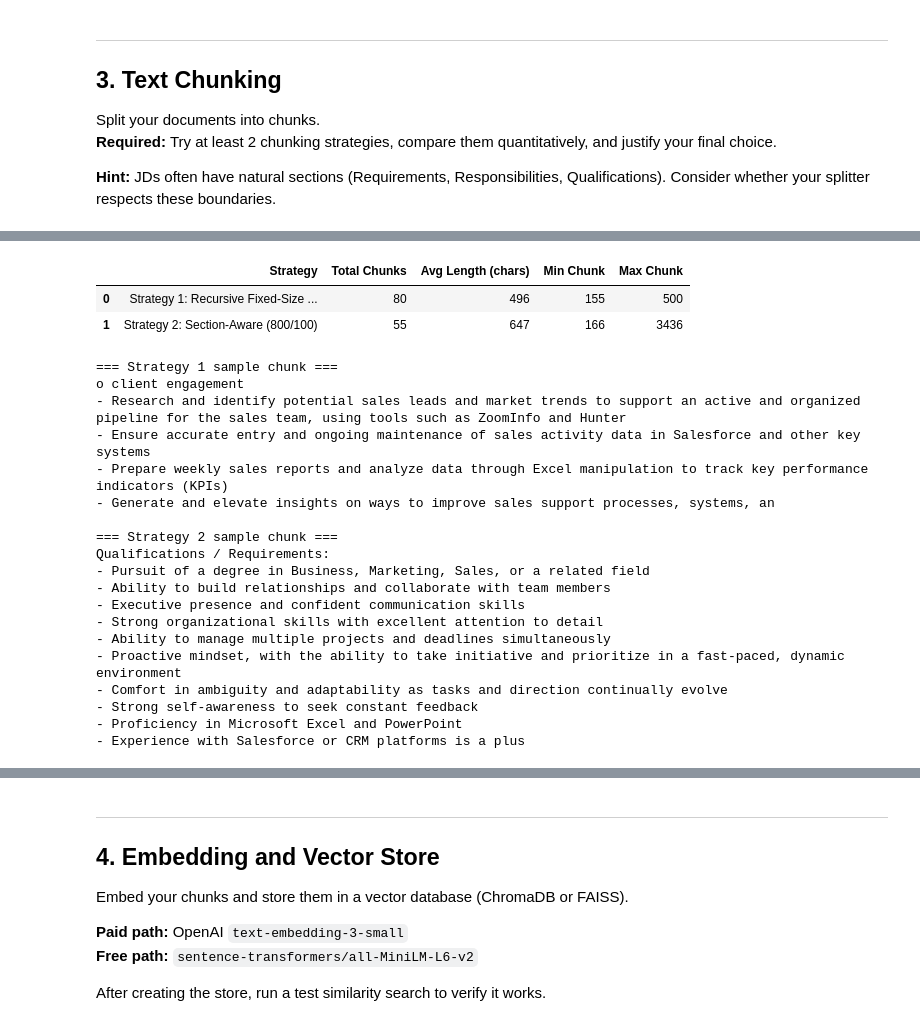
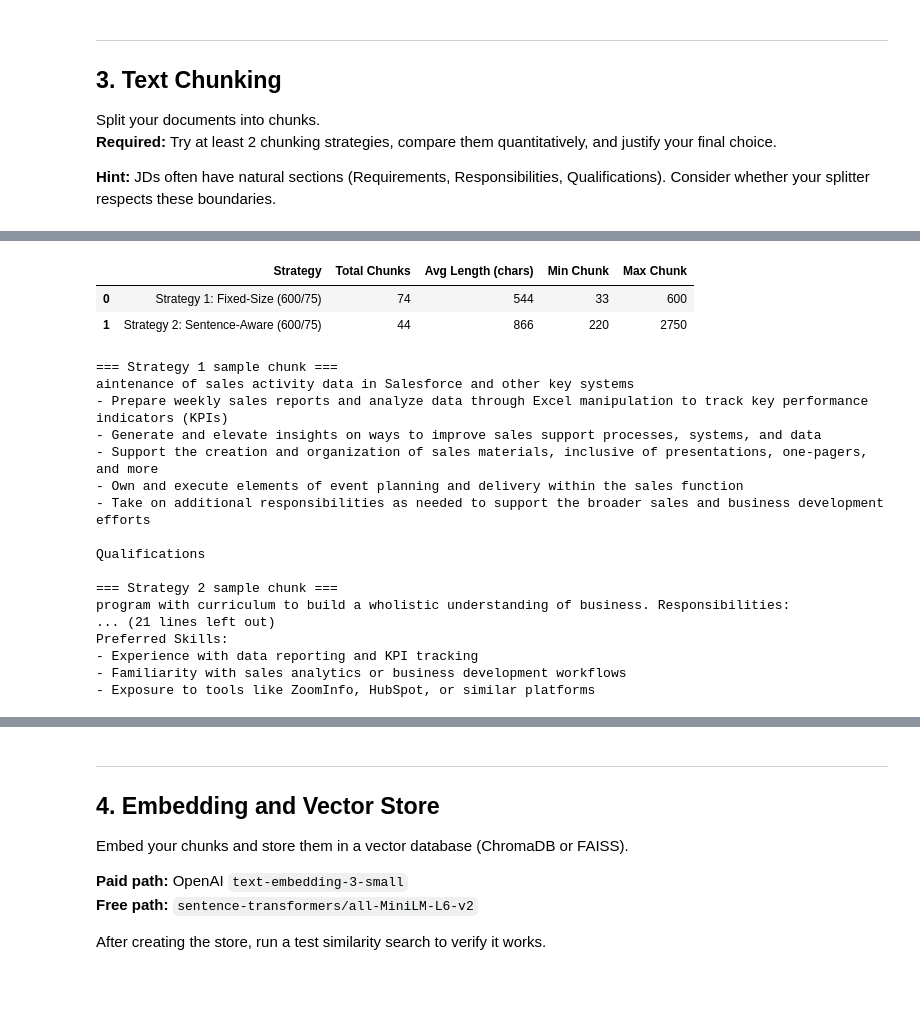
Before and after one commit to fonglieu/text-analytics-assignment5, a Jupyter notebook: Assignment_5_LLM.ipynb, the cells around one changed output, grey strips where cells are left out. Drawn from its saved outputs; the diff is of its cells as text; code cells hidden in the pictures; blank space fills up the shorter version.

```diff
--- a/Assignment_5_LLM.ipynb
+++ b/Assignment_5_LLM.ipynb
@@ -193,10 +197,0 @@ Min: 155 | Max: 500
-# %%
-# ── Strategy 2 ──
-chunks_2 = []
-for doc in jd_docs.values():
-    chunks_2.extend(chunk_text_by_section(doc["text"], chunk_size=800, overlap=100))
-chunks_2.extend(chunk_text_by_section(resume_text, chunk_size=800, overlap=100))
-
-print(f"Strategy 2 | Total chunks: {len(chunks_2)}")
-print(f"Avg length: {sum(len(c) for c in chunks_2) / len(chunks_2):.0f} chars")
-print(f"Min: {min(len(c) for c in chunks_2)} | Max: {max(len(c) for c in chunks_2)}")
@@ -207,44 +266,48 @@ Min: 166 | Max: 3436
 # %%
 # ── Compare strategies ──
 comparison = pd.DataFrame({
     "Strategy": [
-        "Strategy 1: Recursive Fixed-Size (500/50)",
-        "Strategy 2: Section-Aware (800/100)"
+        "Strategy 1: Fixed-Size (600/75)",
+        "Strategy 2: Sentence-Aware (600/75)"
     ],
     "Total Chunks": [len(chunks_1), len(chunks_2)],
     "Avg Length (chars)": [
         round(sum(len(c) for c in chunks_1) / len(chunks_1)),
         round(sum(len(c) for c in chunks_2) / len(chunks_2))
     ],
-    "Min Chunk": [min(len(c) for c in chunks_1), min(len(c) for c in chunks_2)],
-    "Max Chunk": [max(len(c) for c in chunks_1), max(len(c) for c in chunks_2)]
+    "Min Chunk": [
+        min(len(c) for c in chunks_1),
+        min(len(c) for c in chunks_2)
+    ],
+    "Max Chunk": [
+        max(len(c) for c in chunks_1),
+        max(len(c) for c in chunks_2)
+    ]
 })
 display(comparison)
 
 print("\n=== Strategy 1 sample chunk ===")
 print(chunks_1[3])
 print("\n=== Strategy 2 sample chunk ===")
 print(chunks_2[3])
 # %% [output]
 |  | Strategy | Total Chunks | Avg Length (chars) | Min Chunk | Max Chunk |
-| 0 | Strategy 1: Recursive Fixed-Size ... | 80 | 496 | 155 | 500 |
-| 1 | Strategy 2: Section-Aware (800/100) | 55 | 647 | 166 | 3436 |
+| 0 | Strategy 1: Fixed-Size (600/75) | 74 | 544 | 33 | 600 |
+| 1 | Strategy 2: Sentence-Aware (600/75) | 44 | 866 | 220 | 2750 |
 === Strategy 1 sample chunk ===
-o client engagement
-- Research and identify potential sales leads and market trends to support an active and organized pipeline for the sales team, using tools such as ZoomInfo and Hunter
-- Ensure accurate entry and ongoing maintenance of sales activity data in Salesforce and other key systems
+aintenance of sales activity data in Salesforce and other key systems
 - Prepare weekly sales reports and analyze data through Excel manipulation to track key performance indicators (KPIs)
-- Generate and elevate insights on ways to improve sales support processes, systems, an
+- Generate and elevate insights on ways to improve sales support processes, systems, and data
+- Support the creation and organization of sales materials, inclusive of presentations, one-pagers, and more
+- Own and execute elements of event planning and delivery within the sales function
+- Take on additional responsibilities as needed to support the broader sales and business development efforts
+
+Qualifications
 
 === Strategy 2 sample chunk ===
-Qualifications / Requirements:
-- Pursuit of a degree in Business, Marketing, Sales, or a related field
-- Ability to build relationships and collaborate with team members
-- Executive presence and confident communication skills
-- Strong organizational skills with excellent attention to detail
-- Ability to manage multiple projects and deadlines simultaneously
-- Proactive mindset, with the ability to take initiative and prioritize in a fast-paced, dynamic environment
-- Comfort in ambiguity and adaptability as tasks and direction continually evolve
-- Strong self-awareness to seek constant feedback
-- Proficiency in Microsoft Excel and PowerPoint
-- Experience with Salesforce or CRM platforms is a plus
+program with curriculum to build a wholistic understanding of business. Responsibilities:
+... (21 lines left out)
+Preferred Skills:
+- Experience with data reporting and KPI tracking
+- Familiarity with sales analytics or business development workflows
+- Exposure to tools like ZoomInfo, HubSpot, or similar platforms
```
Also changed, not shown: parts of 29 cells of this notebook.
